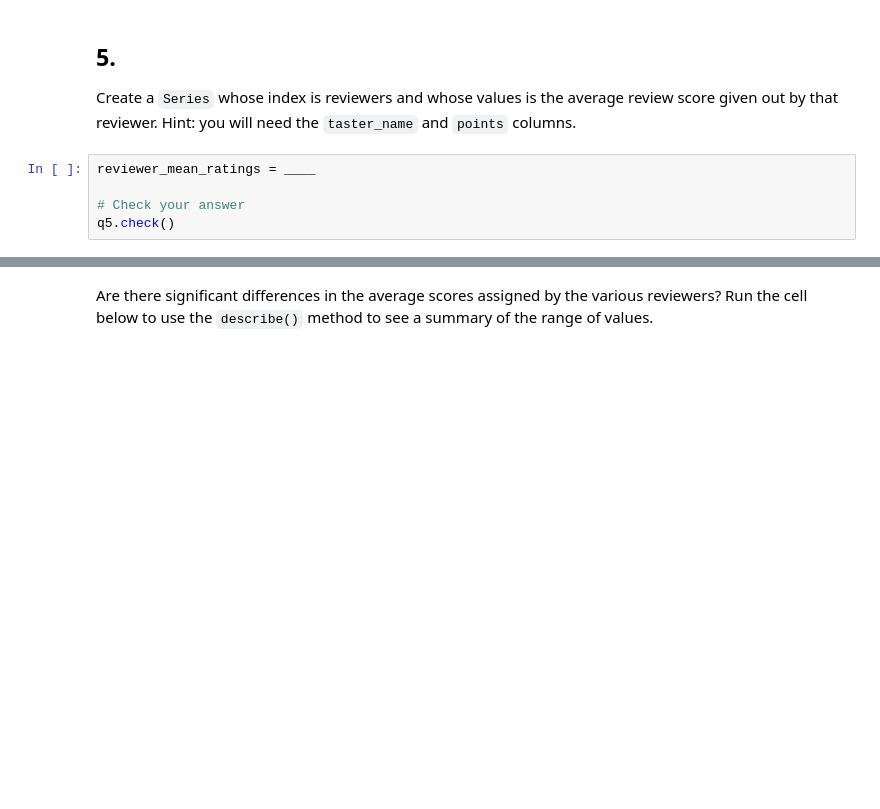
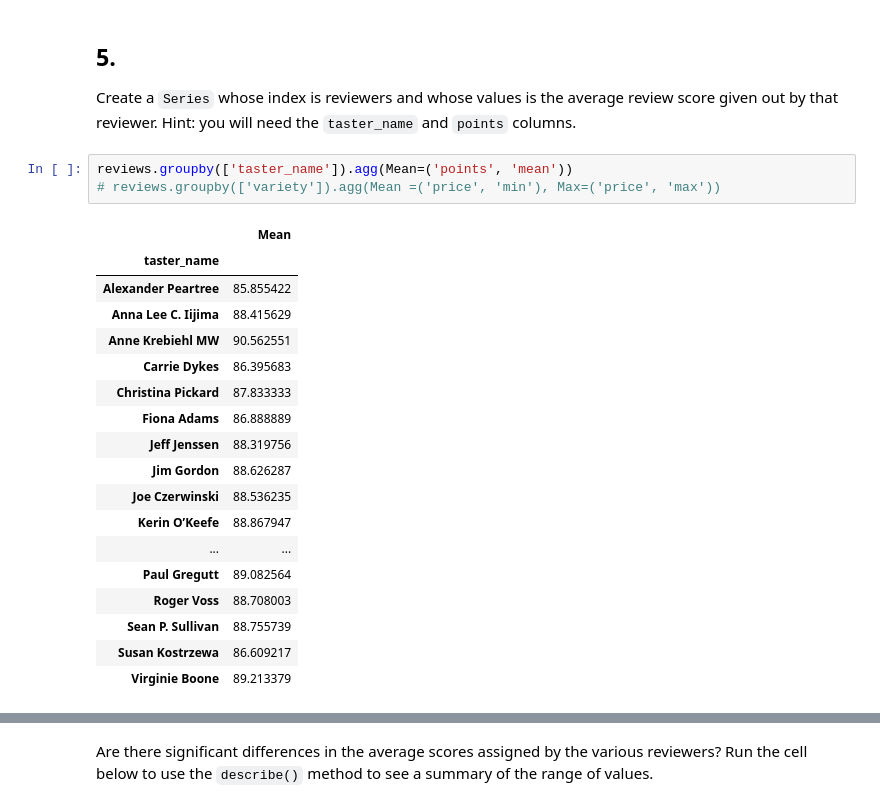
Before and after one commit to biber3/Python-Notebooks, a Jupyter notebook: exercise-grouping-and-sorting.ipynb, the cells around one changed output, grey strips where cells are left out. Drawn from its saved outputs; the diff is of its cells as text; blank space fills up the shorter version.

```diff
--- a/exercise-grouping-and-sorting.ipynb
+++ b/exercise-grouping-and-sorting.ipynb
@@ -455,8 +463,25 @@ q4.hint()
 # %% [markdown]
 ## 5.
 Create a `Series` whose index is reviewers and whose values is the average review score given out by that reviewer. Hint: you will need the `taster_name` and `points` columns.
-# %%
-reviewer_mean_ratings = ____
-
-# Check your answer
-q5.check()
+# %%
+reviews.groupby(['taster_name']).agg(Mean=('points', 'mean'))
+# reviews.groupby(['variety']).agg(Mean =('price', 'min'), Max=('price', 'max'))
+# %% [output]
+|  | Mean |
+| taster_name |  |
+| Alexander Peartree | 85.855422 |
+| Anna Lee C. Iijima | 88.415629 |
+| Anne Krebiehl MW | 90.562551 |
+| Carrie Dykes | 86.395683 |
+| Christina Pickard | 87.833333 |
+| Fiona Adams | 86.888889 |
+| Jeff Jenssen | 88.319756 |
+| Jim Gordon | 88.626287 |
+| Joe Czerwinski | 88.536235 |
+| Kerin O’Keefe | 88.867947 |
+| ... | ... |
+| Paul Gregutt | 89.082564 |
+| Roger Voss | 88.708003 |
+| Sean P. Sullivan | 88.755739 |
+| Susan Kostrzewa | 86.609217 |
+| Virginie Boone | 89.213379 |
```
Also changed, not shown: parts of 9 cells of this notebook.
